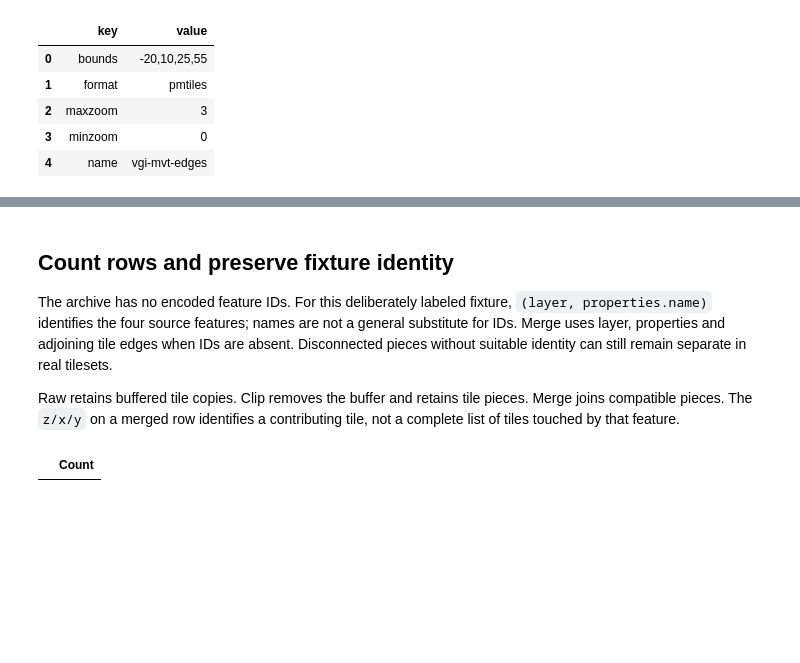
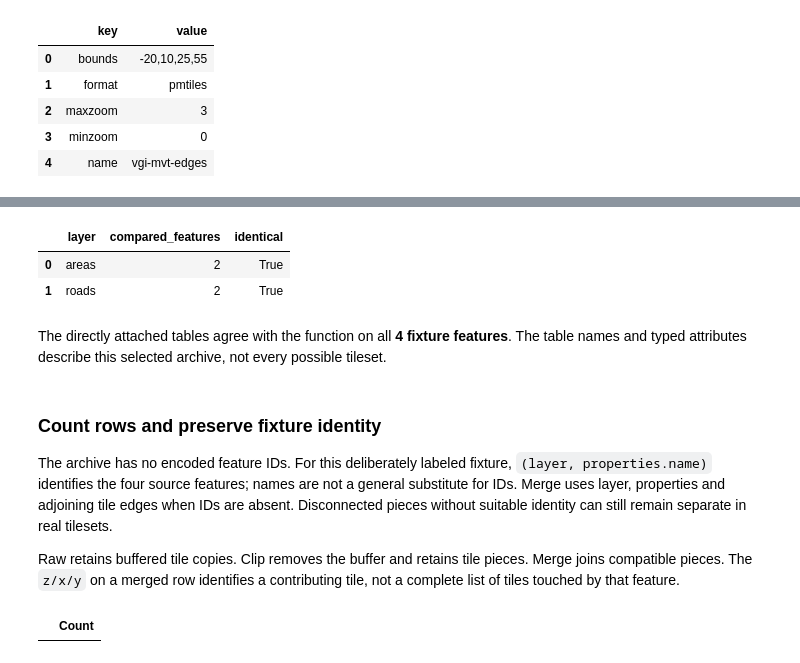
Before and after one commit to Query-farm/vgi-mvt, a Jupyter notebook: notebooks/01_tile_fragments_and_feature_counts.ipynb, the cells around one changed output, grey strips where cells are left out. Saved outputs shown, nothing was run; the diff lists cells and outputs as text; code cells hidden in the pictures; blank space fills up the shorter version.

```diff
--- a/notebooks/01_tile_fragments_and_feature_counts.ipynb
+++ b/notebooks/01_tile_fragments_and_feature_counts.ipynb
@@ -79,5 +121,15 @@ display(declarations)
+# %%
+display(attached_comparison)
+assert len(attached_comparison)==2 and attached_comparison.identical.all()
+prose(f"The directly attached tables agree with the function on all **{int(attached_comparison.compared_features.sum())} fixture features**. "
+      "The table names and typed attributes describe this selected archive, not every possible tileset.")
+# %% [output]
+|  | layer | compared_features | identical |
+| 0 | areas | 2 | True |
+| 1 | roads | 2 | True |
+The directly attached tables agree with the function on all **4 fixture features**. The table names and typed attributes describe this selected archive, not every possible tileset.
 # %% [markdown]
-## Count rows and preserve fixture identity
+### Count rows and preserve fixture identity
 
 The archive has no encoded feature IDs. For this deliberately labeled fixture, `(layer, properties.name)` identifies the four source features; names are not a general substitute for IDs. Merge uses layer, properties and adjoining tile edges when IDs are absent. Disconnected pieces without suitable identity can still remain separate in real tilesets.
 
```
Also changed, not shown: parts of 27 cells of this notebook, 12 other files.
